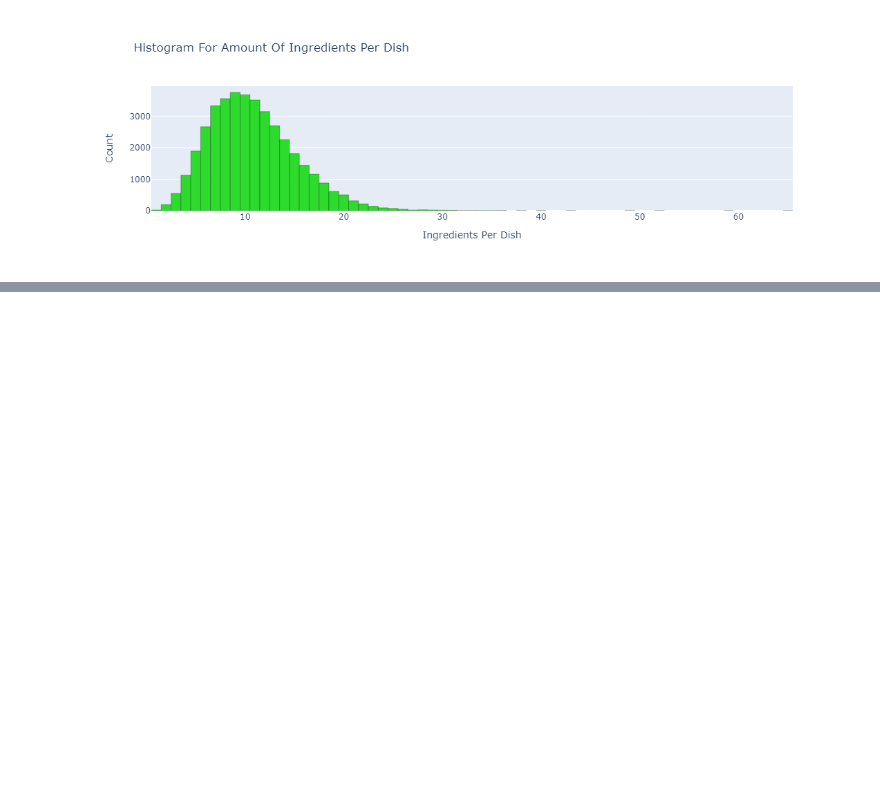
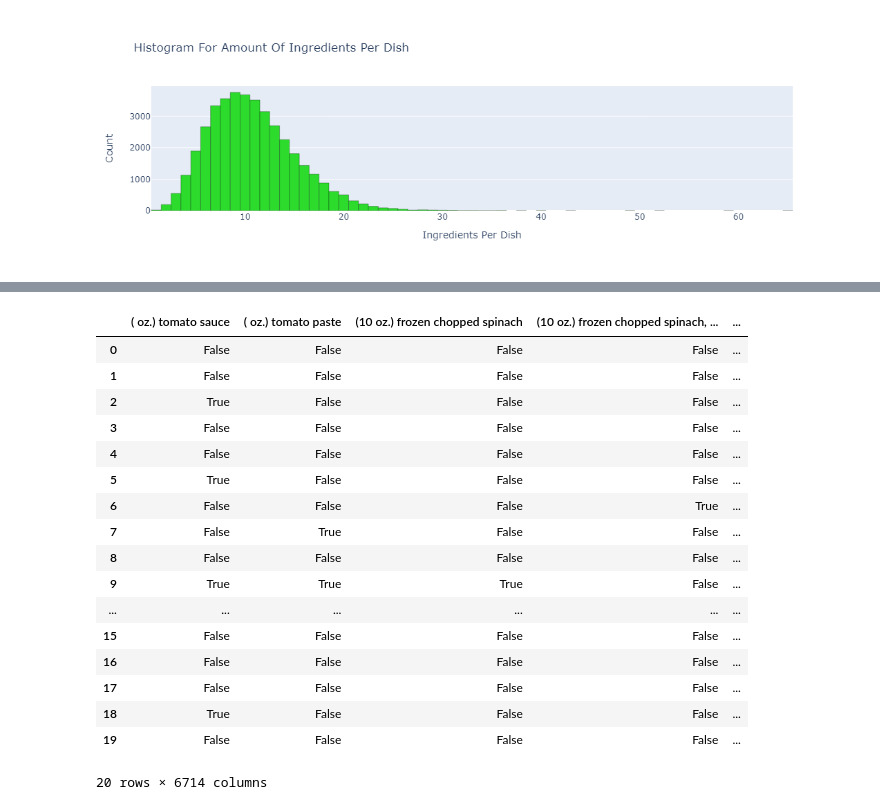
Before and after one commit to josh2894/Josh-Guo-Data-Science, a Jupyter notebook: Foods Project/Foods Project.ipynb, the cells around one changed output, grey strips where cells are left out. Cells and saved outputs as stored; diff of their text form; code cells hidden in the pictures; blank space fills up the shorter version.

```diff
--- a/Foods Project/Foods Project.ipynb
+++ b/Foods Project/Foods Project.ipynb
@@ -241,0 +255,24 @@ fig
+# %%
+ingredients = list(expanded_df.columns[1:])
+a = expanded_df.groupby("cuisine")[ingredients].sum().reset_index()
+new_a = a[ingredients] > 0
+new_a
+# %% [output]
+|  | ( oz.) tomato sauce | ( oz.) tomato paste | (10 oz.) frozen chopped spinach | (10 oz.) frozen chopped spinach, ... | ... |
+| 0 | False | False | False | False | ... |
+| 1 | False | False | False | False | ... |
+| 2 | True | False | False | False | ... |
+| 3 | False | False | False | False | ... |
+| 4 | False | False | False | False | ... |
+| 5 | True | False | False | False | ... |
+| 6 | False | False | False | True | ... |
+| 7 | False | True | False | False | ... |
+| 8 | False | False | False | False | ... |
+| 9 | True | True | True | False | ... |
+| ... | ... | ... | ... | ... | ... |
+| 15 | False | False | False | False | ... |
+| 16 | False | False | False | False | ... |
+| 17 | False | False | False | False | ... |
+| 18 | True | False | False | False | ... |
+| 19 | False | False | False | False | ... |
+20 rows × 6714 columns
```
Also changed, not shown: parts of 5 cells of this notebook.
